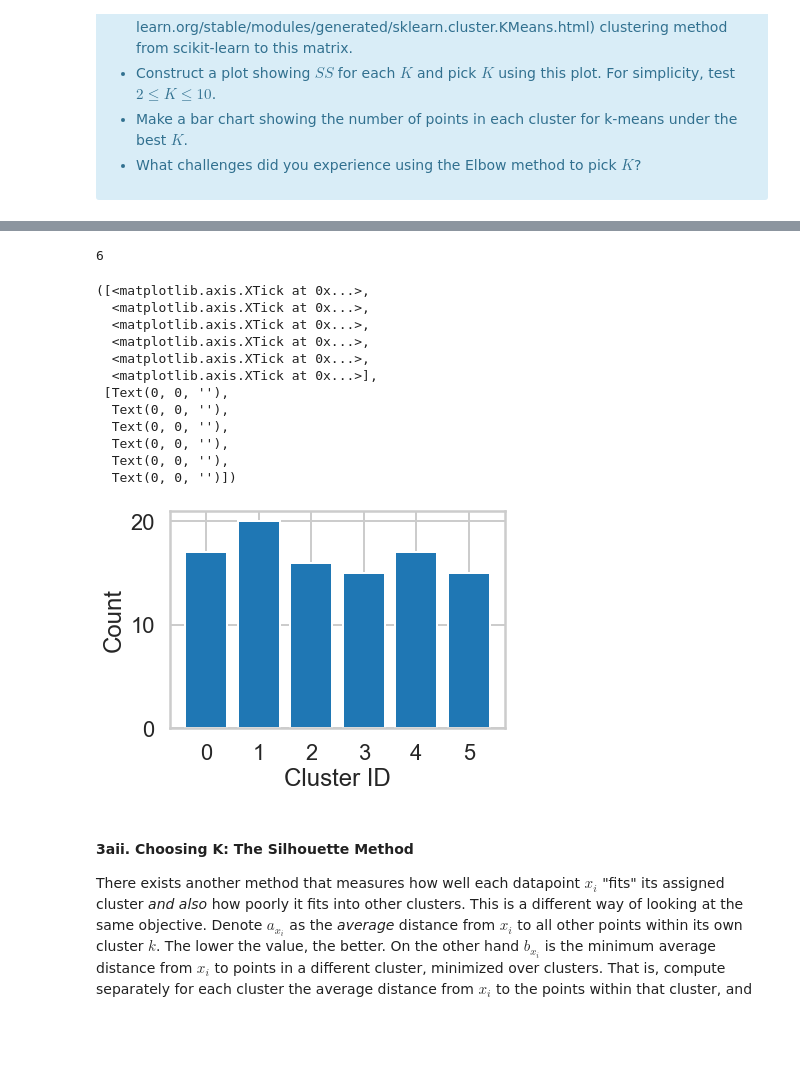
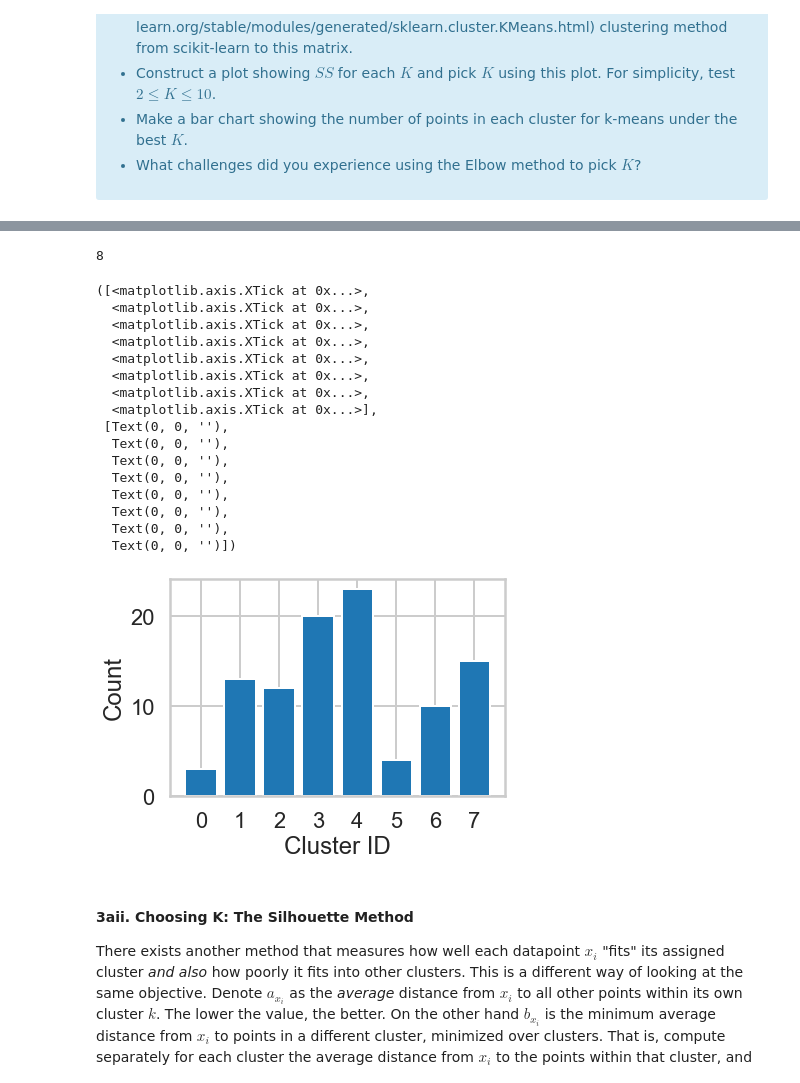
Before and after one commit to izinex/Springboard-Data-Science, a Jupyter notebook: Clustering_Case_Study/Clustering Case Study - Customer Segmentation with K-Means - Tier 1.ipynb, the cells around one changed output, grey strips where cells are left out. Drawn from its saved outputs; the diff is of its cells as text; code cells hidden in the pictures; blank space fills up the shorter version.

```diff
--- a/Clustering_Case_Study/Clustering Case Study - Customer Segmentation with K-Means - Tier 1.ipynb
+++ b/Clustering_Case_Study/Clustering Case Study - Customer Segmentation with K-Means - Tier 1.ipynb
@@ -164,32 +164,36 @@ Text(0, 0.5, 'Sum of Squares')
 # %%
 # What is the best K? Fill in the assignment below appropriately
-best_K = 6
+best_K = 8
 assignments_best_K = assignments[str(best_K)]
 counts = np.bincount(assignments_best_K)
 print(len(counts))
 
 # Call bar() on plt, with parameters range(best_K), counts, and align = 'center'
 plt.bar(range(best_K), counts, align='center')
 
 # Label the axes
 plt.xlabel("Cluster ID")
 plt.ylabel("Count")
 plt.xticks(range(best_K))
 # %% [output]
-6
+8
 ([<matplotlib.axis.XTick at 0x...>,
+  <matplotlib.axis.XTick at 0x...>,
+  <matplotlib.axis.XTick at 0x...>,
   <matplotlib.axis.XTick at 0x...>,
   <matplotlib.axis.XTick at 0x...>,
   <matplotlib.axis.XTick at 0x...>,
   <matplotlib.axis.XTick at 0x...>,
   <matplotlib.axis.XTick at 0x...>],
  [Text(0, 0, ''),
   Text(0, 0, ''),
   Text(0, 0, ''),
   Text(0, 0, ''),
   Text(0, 0, ''),
+  Text(0, 0, ''),
+  Text(0, 0, ''),
   Text(0, 0, '')])
-[figure, old version]
+[figure, new version]
 # %% [markdown]
 #### 3aii. Choosing K: The Silhouette Method
 
```
Also changed, not shown: parts of 5 cells of this notebook.
